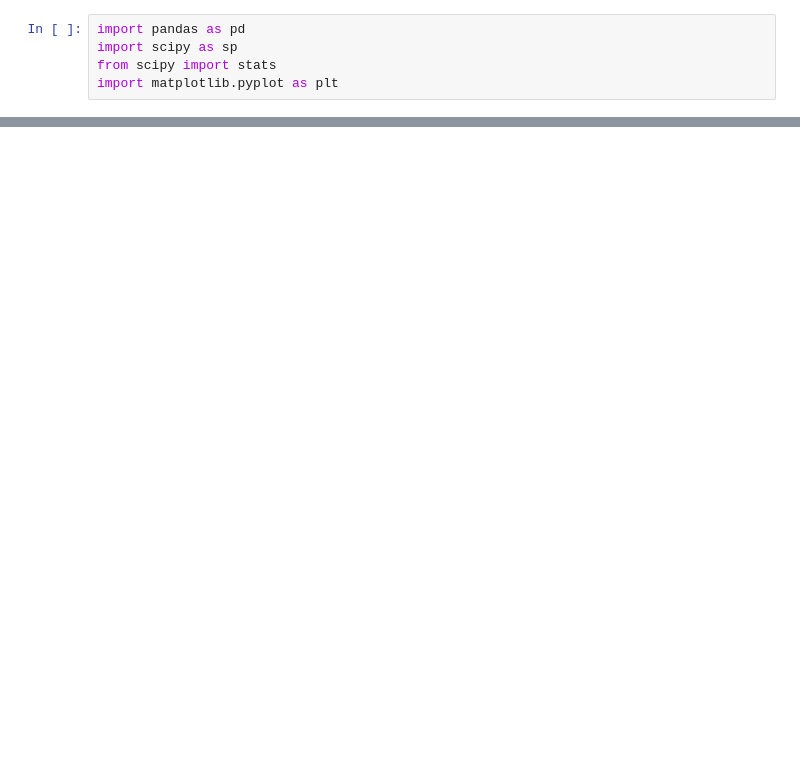
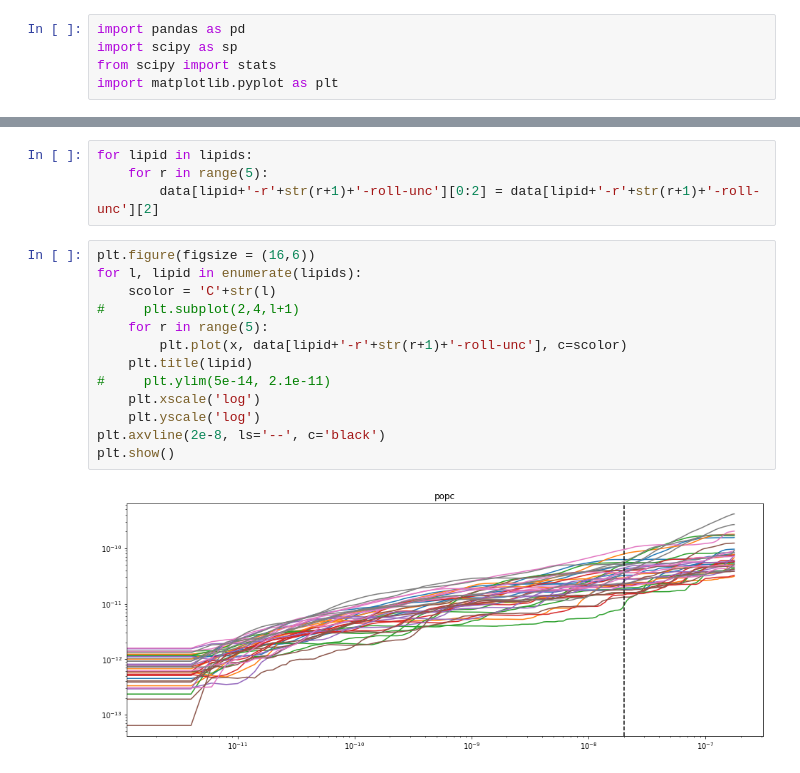
Before and after one commit to sheamusfitz/g-k-viscosity, a Jupyter notebook: final_analysis.ipynb, the cells around one changed output, grey strips where cells are left out. Drawn from its saved outputs; the diff is of its cells as text; blank space fills up the shorter version.

```diff
--- a/final_analysis.ipynb
+++ b/final_analysis.ipynb
@@ -18,0 +104,19 @@ for k in range(5):
+# %%
+for lipid in lipids:
+    for r in range(5):
+        data[lipid+'-r'+str(r+1)+'-roll-unc'][0:2] = data[lipid+'-r'+str(r+1)+'-roll-unc'][2]
+# %%
+plt.figure(figsize = (16,6))
+for l, lipid in enumerate(lipids):
+    scolor = 'C'+str(l)
+#     plt.subplot(2,4,l+1)
+    for r in range(5):
+        plt.plot(x, data[lipid+'-r'+str(r+1)+'-roll-unc'], c=scolor)
+    plt.title(lipid)
+#     plt.ylim(5e-14, 2.1e-11)
+    plt.xscale('log')
+    plt.yscale('log')
+plt.axvline(2e-8, ls='--', c='black')
+plt.show()
+# %% [output]
+[figure, added]
```
Also changed, not shown: parts of 20 cells of this notebook, 1 other file.
